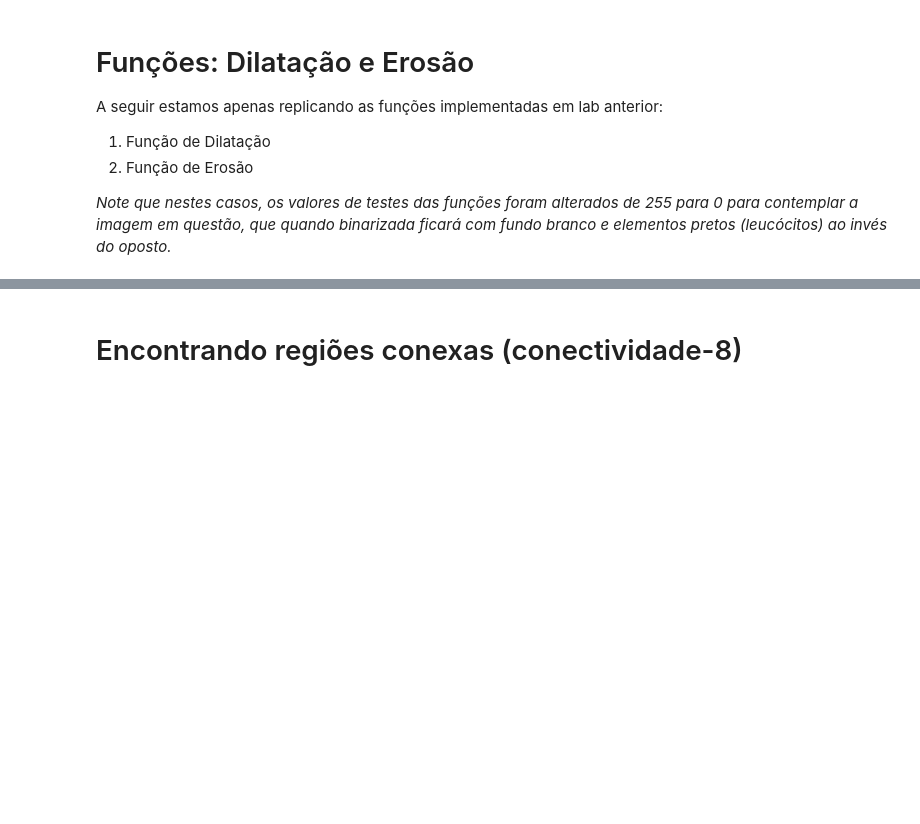
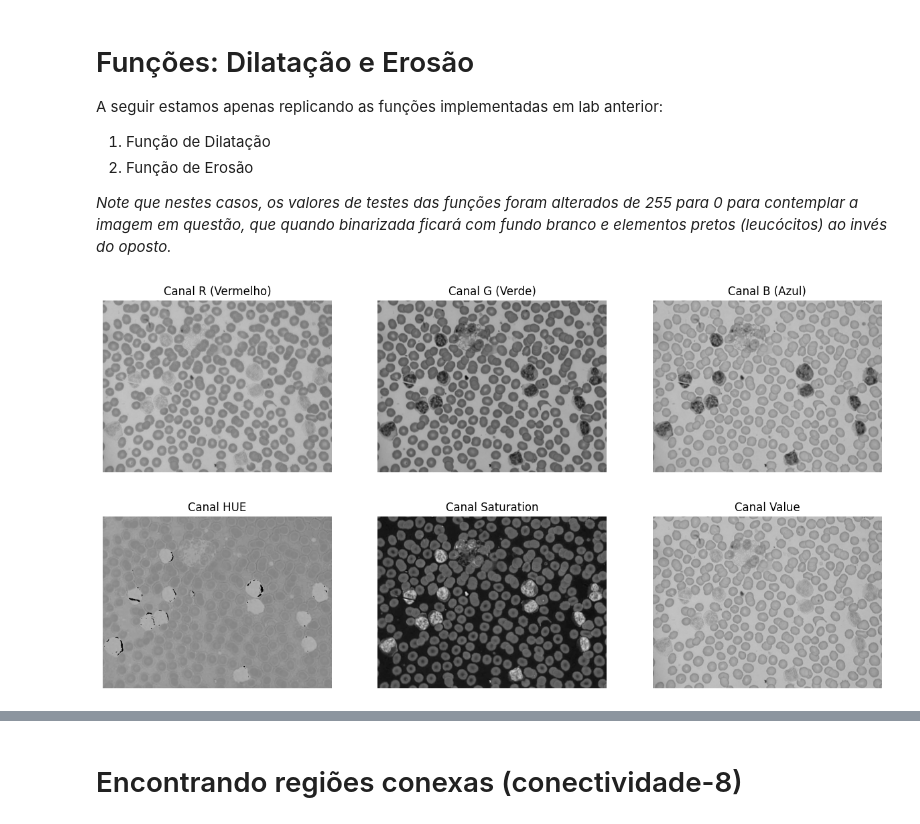
Before and after one commit to ravilon/ufpel-pdi, a Jupyter notebook: LAB10_Segmentacao.ipynb, the cells around one changed output, grey strips where cells are left out. Drawn from its saved outputs; the diff is of its cells as text; code cells hidden in the pictures; blank space fills up the shorter version.

```diff
--- a/LAB10_Segmentacao.ipynb
+++ b/LAB10_Segmentacao.ipynb
@@ -130,0 +125,49 @@ def erosao(img, kernel):
+# %%
+# Antes de separar os canais de cor, vamos aplicar um filtro de mediana/gaussian
+blur = cv2.GaussianBlur(img_rgb, (5, 5), 1)
+
+# Vamos separar os canais de cor para decidir qual vai ser mais fácil de encontrar as regiões conexas...
+R, G, B = cv2.split(blur);
+
+# Apresentar cada canal separadamente em escala de cinzas
+plt.figure(figsize=(15, 5))
+plt.subplot(1, 3, 1)
+plt.imshow(R, cmap='gray', vmin=0, vmax=255)
+plt.axis('off')
+plt.title('Canal R (Vermelho)')
+
+plt.subplot(1, 3, 2)
+plt.imshow(G, cmap='gray', vmin=0, vmax=255)
+plt.axis('off')
+plt.title('Canal G (Verde)')
+
+plt.subplot(1, 3, 3)
+plt.imshow(B, cmap='gray', vmin=0, vmax=255)
+plt.axis('off')
+plt.title('Canal B (Azul)')
+plt.show()
+
+# Converte de RBG to HSV
+img_hsv = cv2.cvtColor(img_rgb, cv2.COLOR_RGB2HSV)
+H, S, V = cv2.split(img_hsv);
+
+# Apresentar cada canal separadamente em escala de cinzas
+plt.figure(figsize=(15, 5))
+plt.subplot(1, 3, 1)
+plt.imshow(H, cmap='gray', vmin=0, vmax=255)
+plt.axis('off')
+plt.title('Canal HUE')
+
+plt.subplot(1, 3, 2)
+plt.imshow(S, cmap='gray', vmin=0, vmax=255)
+plt.axis('off')
+plt.title('Canal Saturation')
+
+plt.subplot(1, 3, 3)
+plt.imshow(V, cmap='gray', vmin=0, vmax=255)
+plt.axis('off')
+plt.title('Canal Value')
+plt.show()
+# %% [output]
+[figure, added]
+[figure, added]
```
Also changed, not shown: parts of 12 cells of this notebook.
